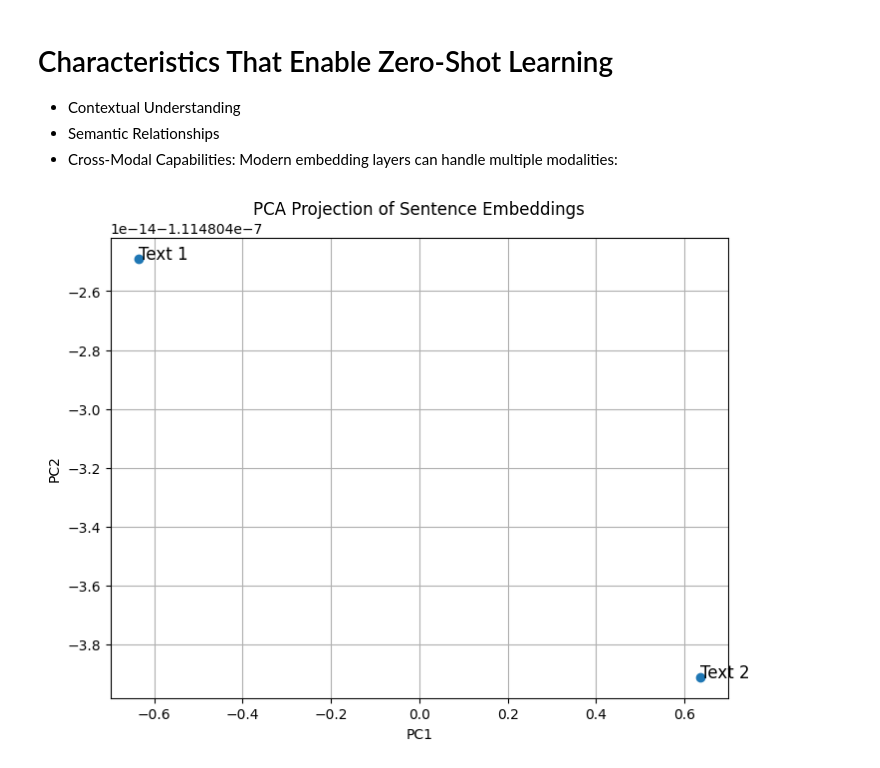
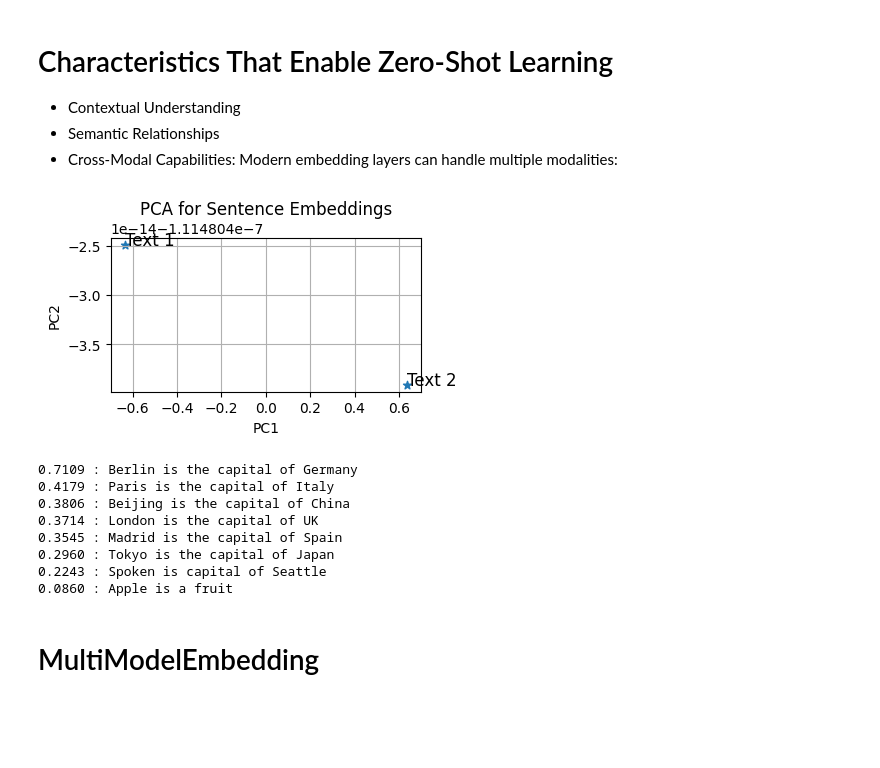
Before and after one commit to mailtopk/embeddingsbp, a Jupyter notebook: Embeddings_bestPractice.ipynb, the cells around one changed output. Cells and saved outputs as stored; diff of their text form; code cells hidden in the pictures; blank space fills up the shorter version.

```diff
--- a/Embeddings_bestPractice.ipynb
+++ b/Embeddings_bestPractice.ipynb
@@ -269,7 +269,7 @@ cooking: 0.1154
 - Semantic Relationships
 - Cross-Modal Capabilities: Modern embedding layers can handle multiple modalities:
 # %%
-# Example of how context affects embeddings
+# Example - Contextual Understanding embeddings
 from sentence_transformers import SentenceTransformer, util
 import torch
 
@@ -279,26 +279,81 @@ texts = [
         "The bank by the river is been destroyed",
         "The bank approved my loan"
 ]
-embeddings = model.encode(texts, normalize_embeddings=True)
-embeddings
+embeddings = model.encode(texts, normalize_embeddings=True, device=device)
 # %%
 from sklearn.decomposition import PCA
 import matplotlib.pyplot as plt
 
 pca = PCA(n_components=2)
 reduced = pca.fit_transform(embeddings)
 
 # Plot
-plt.figure(figsize=(8, 6))
-plt.scatter(reduced[:, 0], reduced[:, 1], marker='o')
+plt.figure(figsize=(4, 2))
+plt.scatter(reduced[:, 0], reduced[:, 1], marker='*')
 
 for i, text in enumerate(texts):
     plt.annotate(f"Text {i+1}", (reduced[i, 0], reduced[i, 1]), fontsize=12)
 
-plt.title("PCA Projection of Sentence Embeddings")
+plt.title("PCA for Sentence Embeddings")
 plt.xlabel("PC1")
 plt.ylabel("PC2")
 plt.grid(True)
 plt.show()
 # %% [output]
-[figure, old version]
+[figure, new version]
+# %%
+# Example of Semantic Relationships
+# zero-shot learning
+from sklearn.metrics.pairwise import cosine_similarity
+
+text = {
+    "a1": "Paris is the capital of France",
+    "a2": "Rome is the capital of Italy",
+    "b1": "Berlin is the capital of Germany"
+}
+
+def find_analogies(model, a1, a2, b1):
+  e_a1 = model.encode(a1, normalize_embeddings=True)
+  e_a2 = model.encode(a2, normalize_embeddings=True)
+  e_b1 = model.encode(b1, normalize_embeddings=True)
+
+  relationship = e_a1 - e_a2
+
+  # predict b2 based on relationship between a1 and a2
+  predicted_b2 = e_b1 + relationship
+  return predicted_b2
+
+
+
+# Find closest sentence from a list
+candidates = [
+    "Madrid is the capital of Spain",
+    "Tokyo is the capital of Japan",
+    "London is the capital of UK",
+    "Beijing is the capital of China",
+    "Apple is a fruit",
+    "Paris is the capital of Italy",
+    "Berlin is the capital of Germany",
+    "Spoken is capital of Seattle"
+]
+
+predicted = find_analogies(model=model, a1=text['a1'], a2=text['a2'], b1=text['b1'])
+
+candidate_embeddings = model.encode(candidates, normalize_embeddings=True)
+sims = cosine_similarity([predicted], candidate_embeddings)[0]
+
+ranked = sorted(zip(candidates, sims), key=lambda x: x[1], reverse=True)
+
+for text, score in ranked:
+    print(f"{score:.4f} : {text}")
+# %% [output]
+0.7109 : Berlin is the capital of Germany
+0.4179 : Paris is the capital of Italy
+0.3806 : Beijing is the capital of China
+0.3714 : London is the capital of UK
+0.3545 : Madrid is the capital of Spain
+0.2960 : Tokyo is the capital of Japan
+0.2243 : Spoken is capital of Seattle
+0.0860 : Apple is a fruit
+# %% [markdown]
+# MultiModelEmbedding
```
Also changed, not shown: parts of 4 cells of this notebook.
